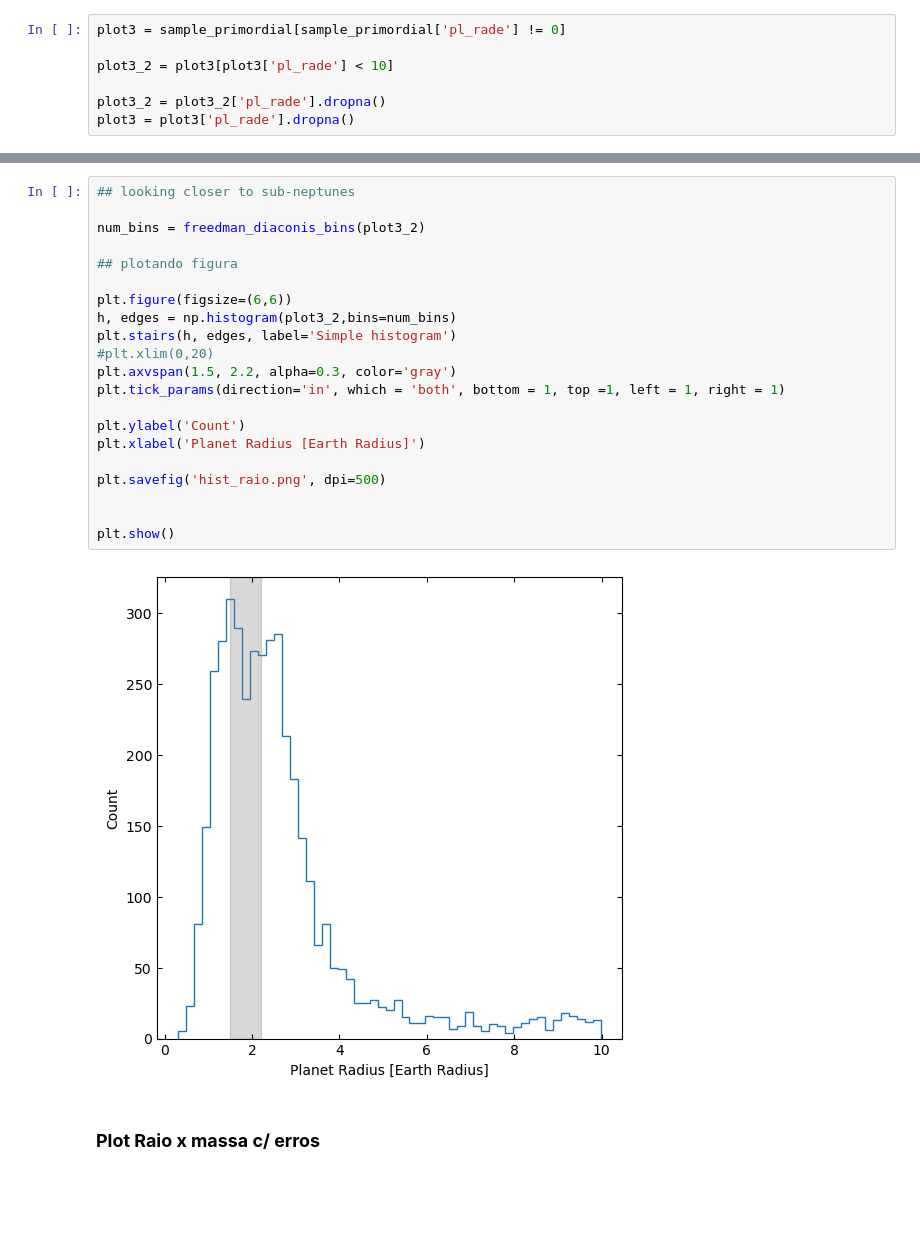
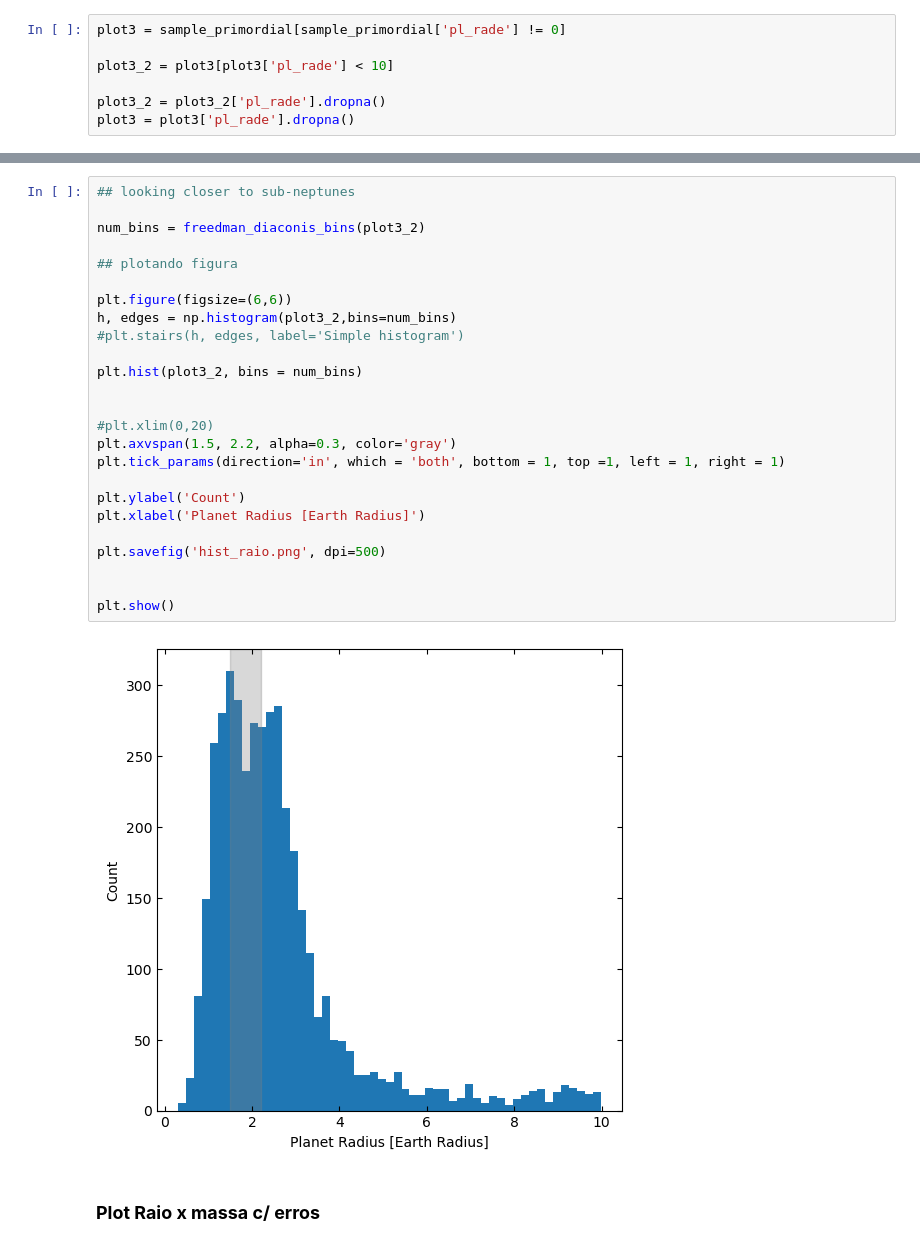
Before and after one commit to ylaksl/Exoplanets-Stats, a Jupyter notebook: exoplanet-stats.ipynb, the cells around one changed output, grey strips where cells are left out. Saved outputs shown, nothing was run; the diff lists cells and outputs as text; blank space fills up the shorter version.

```diff
--- a/exoplanet-stats.ipynb
+++ b/exoplanet-stats.ipynb
@@ -142,26 +148,30 @@ plt.show()
 # %%
 ## looking closer to sub-neptunes
 
 num_bins = freedman_diaconis_bins(plot3_2)
 
 ## plotando figura
 
 plt.figure(figsize=(6,6))
 h, edges = np.histogram(plot3_2,bins=num_bins)
-plt.stairs(h, edges, label='Simple histogram')
+#plt.stairs(h, edges, label='Simple histogram')
+
+plt.hist(plot3_2, bins = num_bins)
+
+
 #plt.xlim(0,20)
 plt.axvspan(1.5, 2.2, alpha=0.3, color='gray')
 plt.tick_params(direction='in', which = 'both', bottom = 1, top =1, left = 1, right = 1)
 
 plt.ylabel('Count')
 plt.xlabel('Planet Radius [Earth Radius]')
 
 plt.savefig('hist_raio.png', dpi=500)
 
 
 plt.show()
 # %% [output]
-[figure, old version]
+[figure, new version]
 # %% [markdown]
 ### **Plot Raio x massa c/ erros**
 # %%
```
Also changed, not shown: parts of 12 cells of this notebook.
